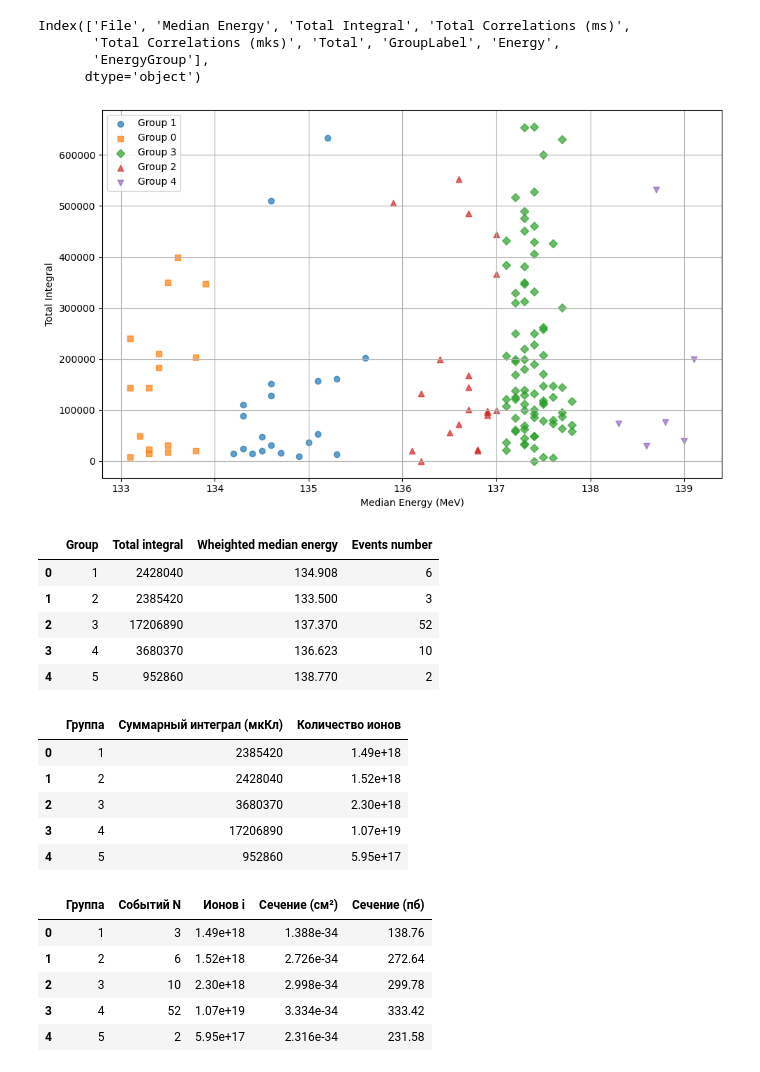
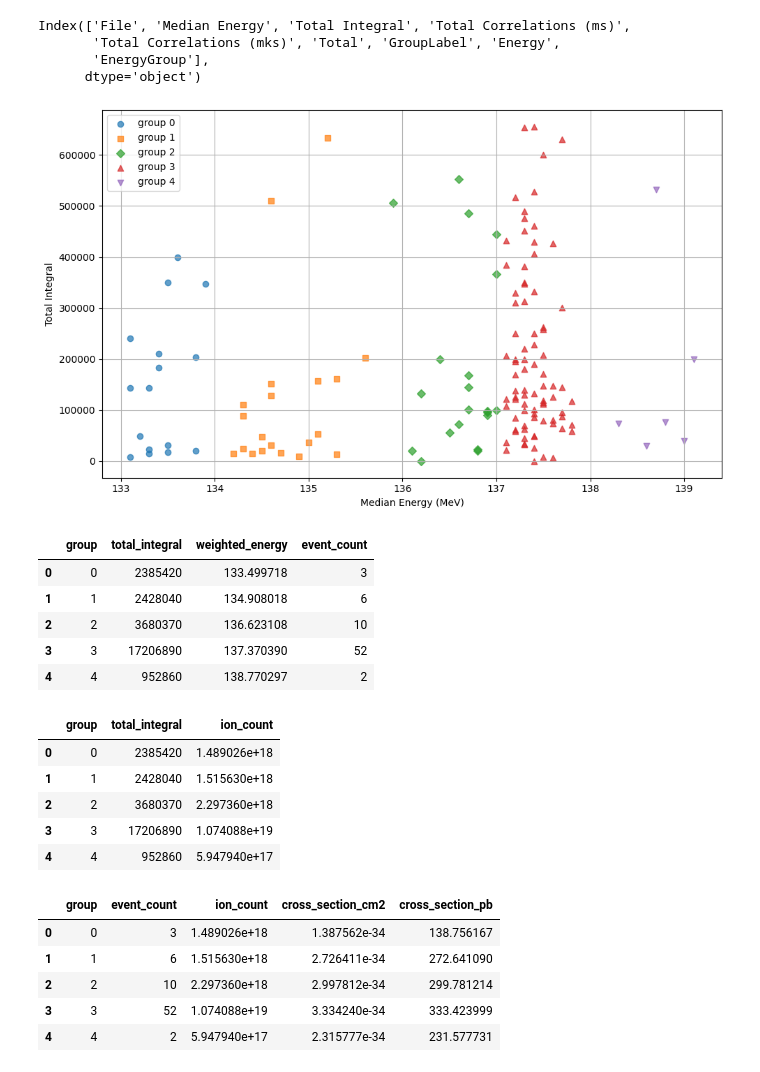
Before and after one commit to flnr-shels-dsp/decay-tools, a Jupyter notebook: demo/cross_section_demo.ipynb, the cells around one changed output. Saved outputs shown, nothing was run; the diff lists cells and outputs as text; code cells hidden in the pictures.

```diff
--- a/demo/cross_section_demo.ipynb
+++ b/demo/cross_section_demo.ipynb
@@ -134,44 +134,62 @@ Index(['File', 'Median Energy', 'Total Integral', 'Total Correlations (ms)',
 # %%
 plot_energy_groups(
     df=df_clean,
-    energy_group_col="EnergyGroup",
+    group_col="EnergyGroup",
     energy_col="Median Energy",
-    integral_col="Total Integral"
+    integral_col="Total Integral",
 )
 # %% [output]
-[figure, old version]
+[figure, new version]
 # %%
 summary_df = calculate_group_summary(
     df=df_clean,
-    energy_group_col="EnergyGroup",
+    group_col="EnergyGroup",
     energy_col="Median Energy",
     integral_col="Total Integral",
-    n_events_col="Total"
+    events_col="Total"
 )
-summary_df
+display(summary_df)
 # %% [output]
-|  | Group | Total integral | Wheighted median energy | Events number |
-| 0 | 1 | 2428040 | 134.908 | 6 |
-| 1 | 2 | 2385420 | 133.500 | 3 |
-| 2 | 3 | 17206890 | 137.370 | 52 |
-| 3 | 4 | 3680370 | 136.623 | 10 |
-| 4 | 5 | 952860 | 138.770 | 2 |
+|  | group | total_integral | weighted_energy | event_count |
+| 0 | 0 | 2385420 | 133.499718 | 3 |
+| 1 | 1 | 2428040 | 134.908018 | 6 |
+| 2 | 2 | 3680370 | 136.623108 | 10 |
+| 3 | 3 | 17206890 | 137.370390 | 52 |
+| 4 | 4 | 952860 | 138.770297 | 2 |
 # %%
-ion_df = sum_integral_and_ion_count(ion_charge=10, n_groups=5)
+ion_df = sum_integral_and_ion_count(
+    df_clean,
+    "EnergyGroup",
+    "Total Integral",
+    10.0,
+    1.602e-19
+)
+display(ion_df)
 # %% [output]
-|  | Группа | Суммарный интеграл (мкКл) | Количество ионов |
-| 0 | 1 | 2385420 | 1.49e+18 |
-| 1 | 2 | 2428040 | 1.52e+18 |
-| 2 | 3 | 3680370 | 2.30e+18 |
-| 3 | 4 | 17206890 | 1.07e+19 |
-| 4 | 5 | 952860 | 5.95e+17 |
+|  | group | total_integral | ion_count |
+| 0 | 0 | 2385420 | 1.489026e+18 |
+| 1 | 1 | 2428040 | 1.515630e+18 |
+| 2 | 2 | 3680370 | 2.297360e+18 |
+| 3 | 3 | 17206890 | 1.074088e+19 |
+| 4 | 4 | 952860 | 5.947940e+17 |
 # %%
-sigma_df = calculate_cross_sections(df_clean, n_groups=5)
+sigma_df = calculate_cross_sections(
+    df_clean,
+    group_col="EnergyGroup",
+    events_col="Total",
+    integral_col="Total Integral",
+    t=7.26e17,
+    eps=0.02,
+    ion_charge=10.0,
+    e_charge=1.602e-19,
+    to_pb=1e36
+)
+display(sigma_df)
 # %% [output]
-|  | Группа | Событий N | Ионов i | Сечение (см²) | Сечение (пб) |
-| 0 | 1 | 3 | 1.49e+18 | 1.388e-34 | 138.76 |
-| 1 | 2 | 6 | 1.52e+18 | 2.726e-34 | 272.64 |
-| 2 | 3 | 10 | 2.30e+18 | 2.998e-34 | 299.78 |
-| 3 | 4 | 52 | 1.07e+19 | 3.334e-34 | 333.42 |
-| 4 | 5 | 2 | 5.95e+17 | 2.316e-34 | 231.58 |
+|  | group | event_count | ion_count | cross_section_cm2 | cross_section_pb |
+| 0 | 0 | 3 | 1.489026e+18 | 1.387562e-34 | 138.756167 |
+| 1 | 1 | 6 | 1.515630e+18 | 2.726411e-34 | 272.641090 |
+| 2 | 2 | 10 | 2.297360e+18 | 2.997812e-34 | 299.781214 |
+| 3 | 3 | 52 | 1.074088e+19 | 3.334240e-34 | 333.423999 |
+| 4 | 4 | 2 | 5.947940e+17 | 2.315777e-34 | 231.577731 |
 # %%
```
Also changed, not shown: parts of 12 cells of this notebook, 2 other files.
